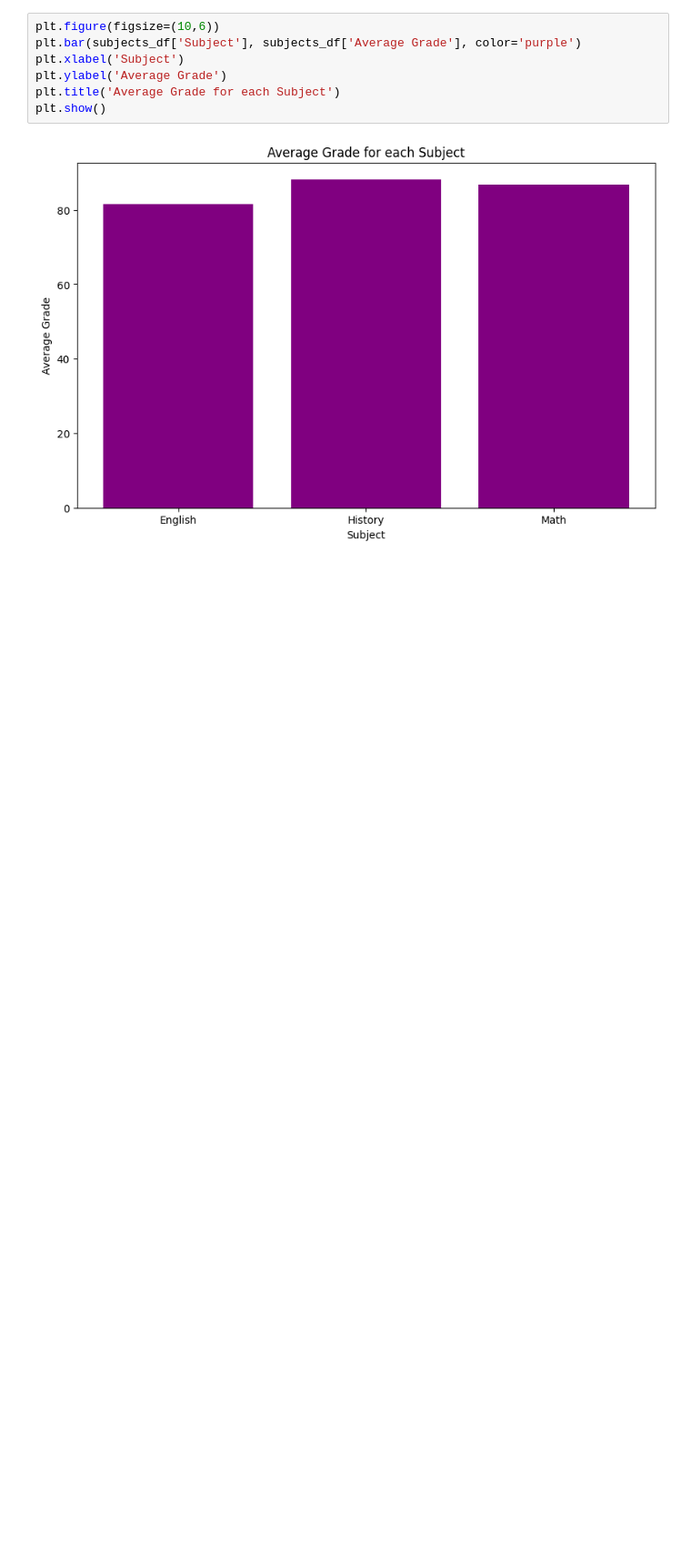
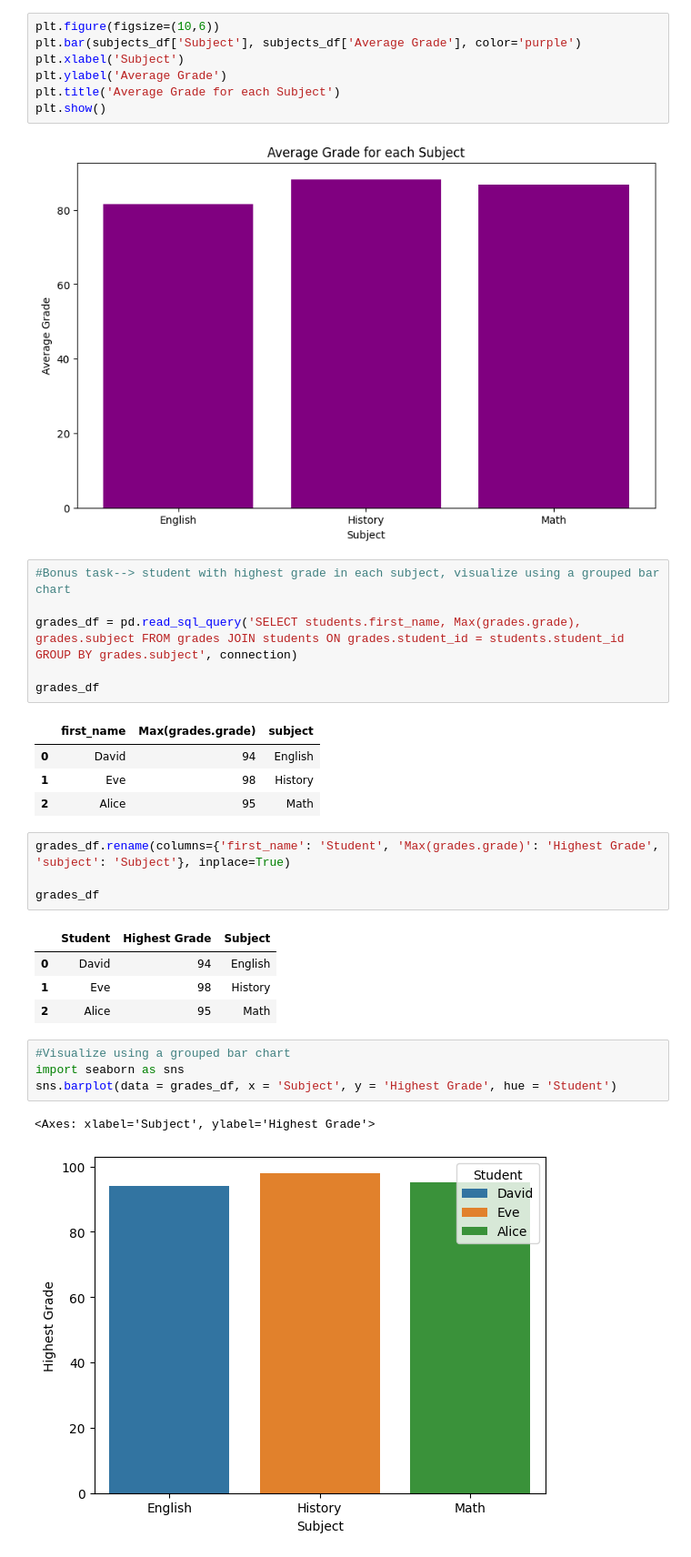
Before and after one commit to ToriStoner/Assignment-2-Data-, a Jupyter notebook: SQLite_1st_Assingment.ipynb, the cells around one changed output. Shown at 91% size. Drawn from its saved outputs; the diff is of its cells as text; blank space fills up the shorter version.

Commit message:
Finished Homework with Bonus question

```diff
--- a/SQLite_1st_Assingment.ipynb
+++ b/SQLite_1st_Assingment.ipynb
@@ -289,3 +289,30 @@ plt.title('Average Grade for each Subject')
 plt.show()
 # %% [output]
 [figure]
+# %%
+#Bonus task--> student with highest grade in each subject, visualize using a grouped bar chart
+
+grades_df = pd.read_sql_query('SELECT students.first_name, Max(grades.grade), grades.subject FROM grades JOIN students ON grades.student_id = students.student_id GROUP BY grades.subject', connection)
+
+grades_df
+# %% [output]
+|  | first_name | Max(grades.grade) | subject |
+| 0 | David | 94 | English |
+| 1 | Eve | 98 | History |
+| 2 | Alice | 95 | Math |
+# %%
+grades_df.rename(columns={'first_name': 'Student', 'Max(grades.grade)': 'Highest Grade', 'subject': 'Subject'}, inplace=True)
+
+grades_df
+# %% [output]
+|  | Student | Highest Grade | Subject |
+| 0 | David | 94 | English |
+| 1 | Eve | 98 | History |
+| 2 | Alice | 95 | Math |
+# %%
+#Visualize using a grouped bar chart
+import seaborn as sns
+sns.barplot(data = grades_df, x = 'Subject', y = 'Highest Grade', hue = 'Student')
+# %% [output]
+<Axes: xlabel='Subject', ylabel='Highest Grade'>
+[figure, added]
```
Also changed, not shown: parts of 1 cell of this notebook.
